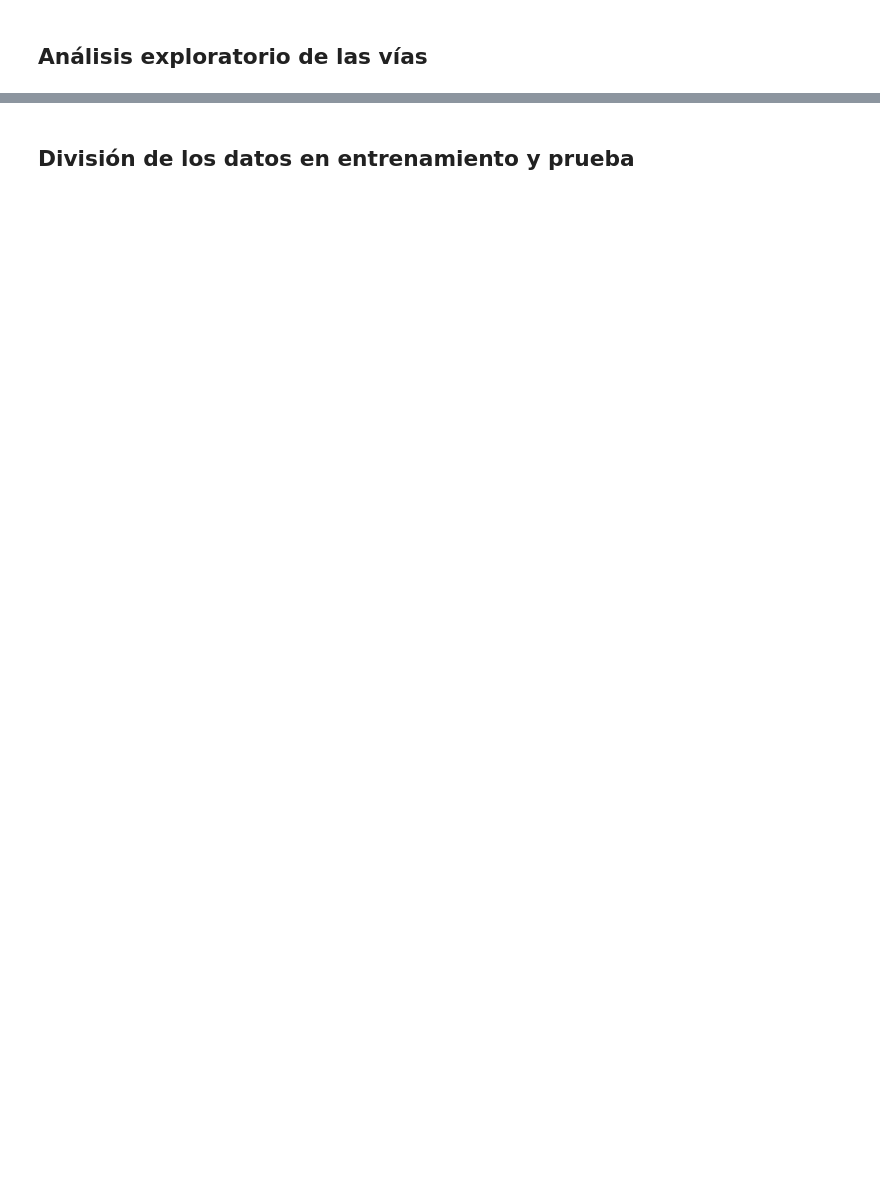
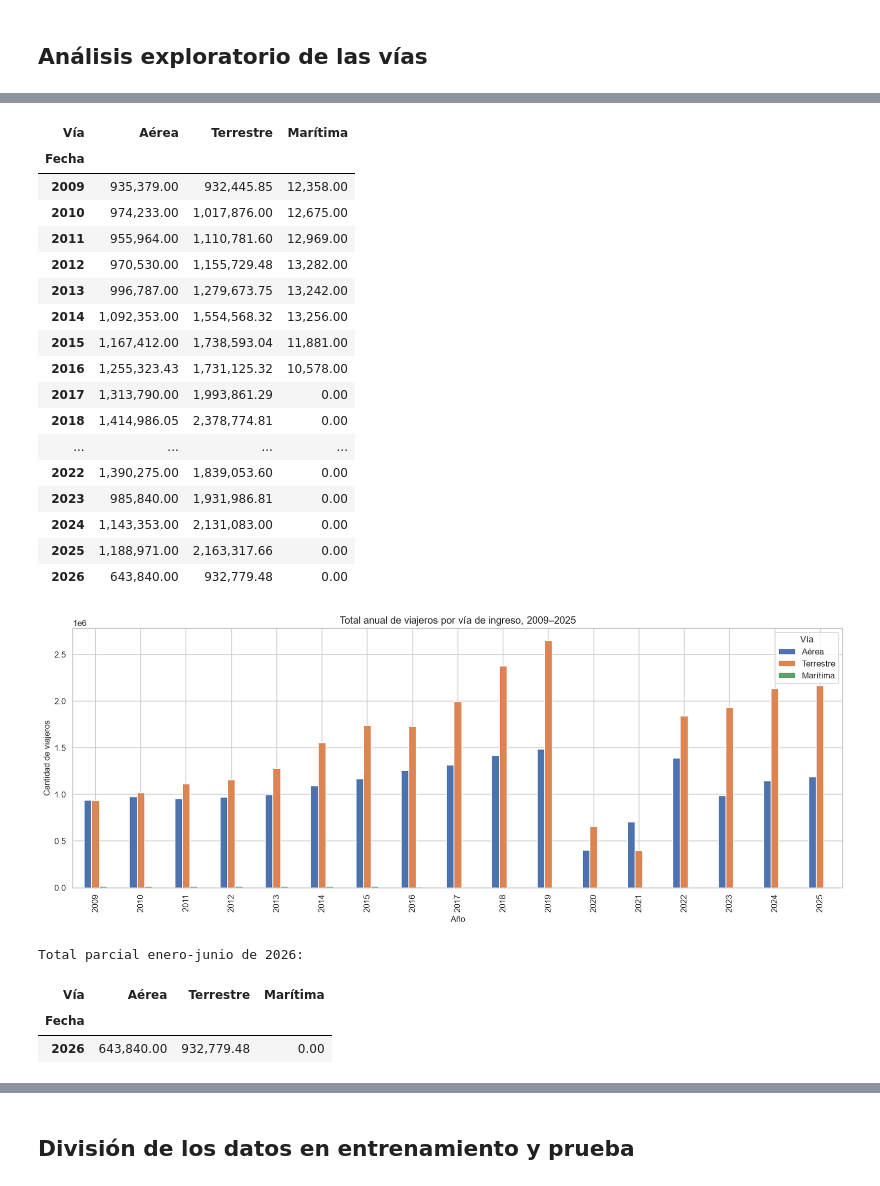
Before and after one commit to Vann06/Data-Science, a Jupyter notebook: L01_series_tiempo/notebooks/vias_de_ingreso.ipynb, the cells around one changed output, grey strips where cells are left out. Drawn from its saved outputs; the diff is of its cells as text; code cells hidden in the pictures; blank space fills up the shorter version.

```diff
--- a/L01_series_tiempo/notebooks/vias_de_ingreso.ipynb
+++ b/L01_series_tiempo/notebooks/vias_de_ingreso.ipynb
@@ -157,0 +498,62 @@ display(
+# %%
+totales_anuales = (
+    series_vias
+    .resample("YS")
+    .sum()
+)
+
+totales_anuales.index = totales_anuales.index.year
+
+display(totales_anuales)
+
+totales_anuales_completos = totales_anuales[
+    totales_anuales.index <= 2025
+]
+
+ax = totales_anuales_completos.plot(
+    kind="bar",
+    figsize=(15, 6)
+)
+
+ax.set_title(
+    "Total anual de viajeros por vía de ingreso, 2009–2025"
+)
+
+ax.set_xlabel("Año")
+ax.set_ylabel("Cantidad de viajeros")
+ax.legend(title="Vía")
+
+plt.tight_layout()
+plt.show()
+
+print("Total parcial enero-junio de 2026:")
+
+display(
+    totales_anuales[
+        totales_anuales.index == 2026
+    ]
+)
+# %% [output]
+| Vía | Aérea | Terrestre | Marítima |
+| Fecha |  |  |  |
+| 2009 | 935,379.00 | 932,445.85 | 12,358.00 |
+| 2010 | 974,233.00 | 1,017,876.00 | 12,675.00 |
+| 2011 | 955,964.00 | 1,110,781.60 | 12,969.00 |
+| 2012 | 970,530.00 | 1,155,729.48 | 13,282.00 |
+| 2013 | 996,787.00 | 1,279,673.75 | 13,242.00 |
+| 2014 | 1,092,353.00 | 1,554,568.32 | 13,256.00 |
+| 2015 | 1,167,412.00 | 1,738,593.04 | 11,881.00 |
+| 2016 | 1,255,323.43 | 1,731,125.32 | 10,578.00 |
+| 2017 | 1,313,790.00 | 1,993,861.29 | 0.00 |
+| 2018 | 1,414,986.05 | 2,378,774.81 | 0.00 |
+| ... | ... | ... | ... |
+| 2022 | 1,390,275.00 | 1,839,053.60 | 0.00 |
+| 2023 | 985,840.00 | 1,931,986.81 | 0.00 |
+| 2024 | 1,143,353.00 | 2,131,083.00 | 0.00 |
+| 2025 | 1,188,971.00 | 2,163,317.66 | 0.00 |
+| 2026 | 643,840.00 | 932,779.48 | 0.00 |
+[figure, added]
+Total parcial enero-junio de 2026:
+| Vía | Aérea | Terrestre | Marítima |
+| Fecha |  |  |  |
+| 2026 | 643,840.00 | 932,779.48 | 0.00 |
```
Also changed, not shown: parts of 14 cells of this notebook.
